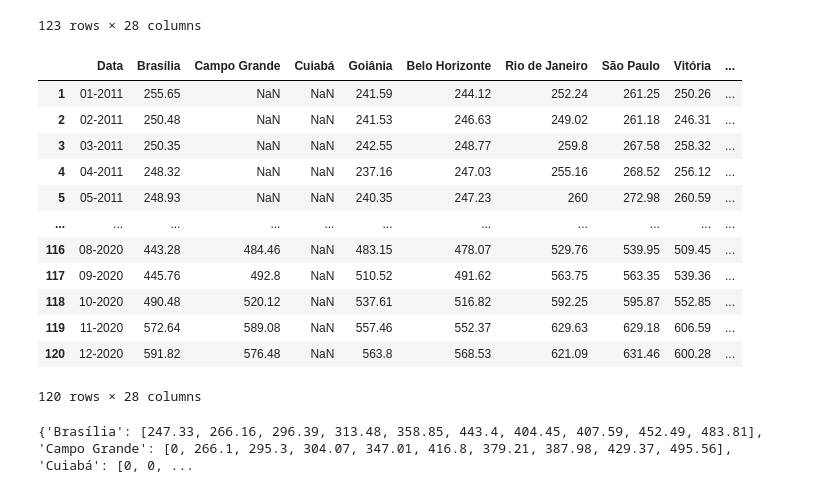
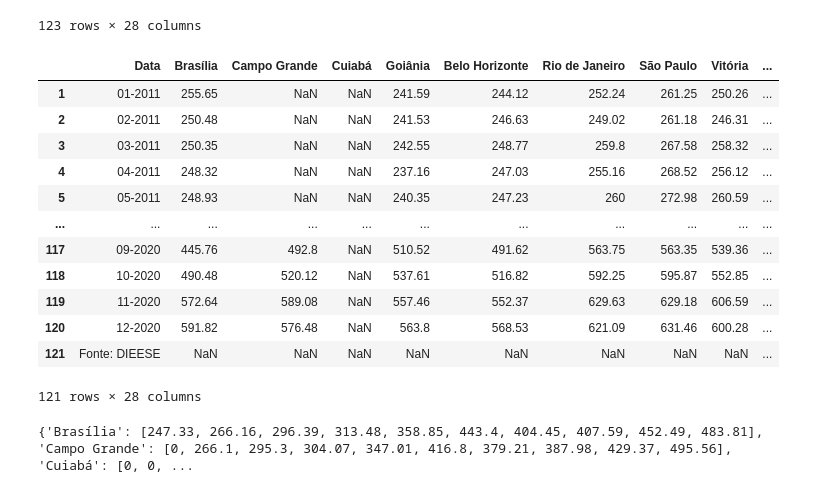
Before and after one commit to bessasjr/Cesta_basica_2001-2020, a Jupyter notebook: cesta_basic.ipynb, the cells around one changed output. Drawn from its saved outputs; the diff is of its cells as text; code cells hidden in the pictures.

```diff
--- a/cesta_basic.ipynb
+++ b/cesta_basic.ipynb
@@ -83,22 +83,22 @@ cest
 # %%
 # Deletando as 3 ultimas linhas (que não contém mais dados)
 
-cest = cest.iloc[:120]
+cest = cest.iloc[:121]
 cest
 # %% [output]
 |  | Data | Brasília | Campo Grande | Cuiabá | Goiânia | Belo Horizonte | Rio de Janeiro | São Paulo | Vitória | ... |
 | 1 | 01-2011 | 255.65 | NaN | NaN | 241.59 | 244.12 | 252.24 | 261.25 | 250.26 | ... |
 | 2 | 02-2011 | 250.48 | NaN | NaN | 241.53 | 246.63 | 249.02 | 261.18 | 246.31 | ... |
 | 3 | 03-2011 | 250.35 | NaN | NaN | 242.55 | 248.77 | 259.8 | 267.58 | 258.32 | ... |
 | 4 | 04-2011 | 248.32 | NaN | NaN | 237.16 | 247.03 | 255.16 | 268.52 | 256.12 | ... |
 | 5 | 05-2011 | 248.93 | NaN | NaN | 240.35 | 247.23 | 260 | 272.98 | 260.59 | ... |
 | ... | ... | ... | ... | ... | ... | ... | ... | ... | ... | ... |
-| 116 | 08-2020 | 443.28 | 484.46 | NaN | 483.15 | 478.07 | 529.76 | 539.95 | 509.45 | ... |
 | 117 | 09-2020 | 445.76 | 492.8 | NaN | 510.52 | 491.62 | 563.75 | 563.35 | 539.36 | ... |
 | 118 | 10-2020 | 490.48 | 520.12 | NaN | 537.61 | 516.82 | 592.25 | 595.87 | 552.85 | ... |
 | 119 | 11-2020 | 572.64 | 589.08 | NaN | 557.46 | 552.37 | 629.63 | 629.18 | 606.59 | ... |
 | 120 | 12-2020 | 591.82 | 576.48 | NaN | 563.8 | 568.53 | 621.09 | 631.46 | 600.28 | ... |
+| 121 | Fonte: DIEESE | NaN | NaN | NaN | NaN | NaN | NaN | NaN | NaN | ... |
-120 rows × 28 columns
+121 rows × 28 columns
 # %%
 # Descobrindo a média anual do valor da cesta básica por capital e salvando em um dicionário
 
```
Also changed, not shown: parts of 14 cells of this notebook.
